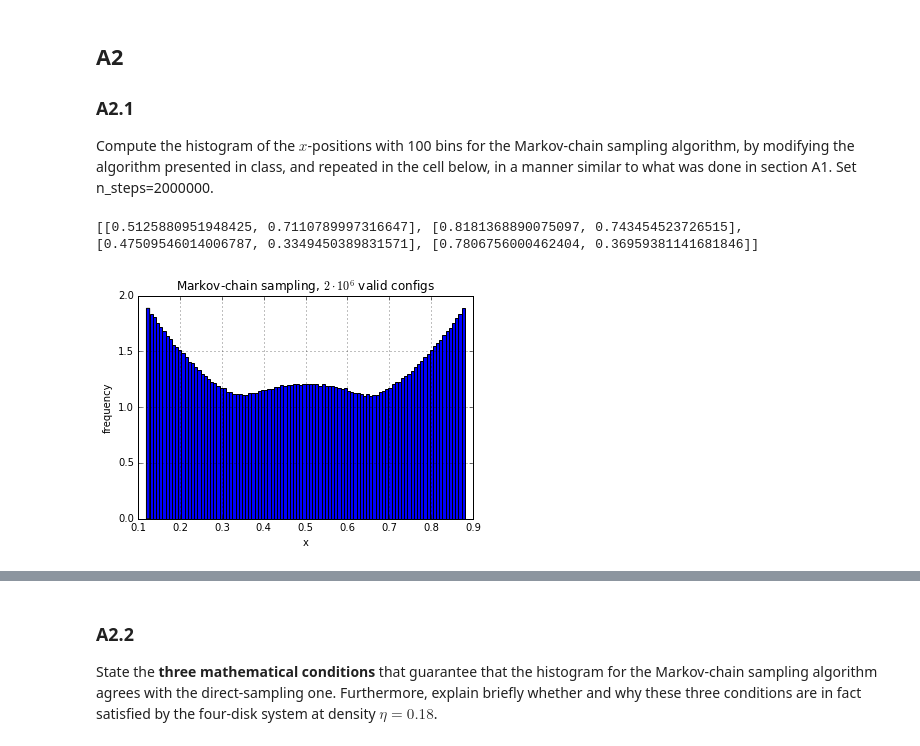
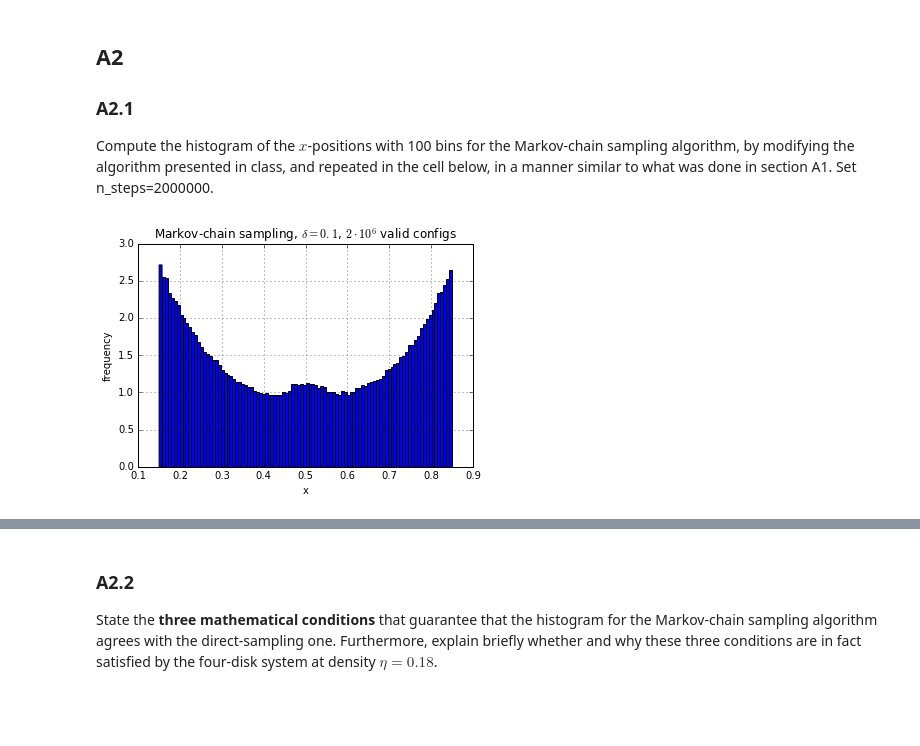
Before and after one commit to MirekJ/mirekJ_7110_v2, a Jupyter notebook: Homework/HW2.ipynb, the cells around one changed output, grey strips where cells are left out. Drawn from its saved outputs; the diff is of its cells as text; code cells hidden in the pictures; blank space fills up the shorter version.

```diff
--- a/Homework/HW2.ipynb
+++ b/Homework/HW2.ipynb
@@ -65,25 +65,22 @@ sigma = 0.15
 sigma_sq = sigma ** 2
 delta = 0.1
 n_steps = 2000000
-histo_data = []
+histo_data_01 = []
 for steps in range(n_steps):
+    for k in range(4): histo_data_01.append(L[k][0])
     a = random.choice(L)
     b = [a[0] + random.uniform(-delta, delta), a[1] + random.uniform(-delta, delta)]
     min_dist = min((b[0] - c[0]) ** 2 + (b[1] - c[1]) ** 2 for c in L if c != a)
     box_cond = min(b[0], b[1]) < sigma or max(b[0], b[1]) > 1.0 - sigma
     if not (box_cond or min_dist < 4.0 * sigma ** 2):
         a[:] = b
-        histo_data.append(b[0])
-print L
-# %% [output]
-[[0.5125880951948425, 0.7110789997316647], [0.8181368890075097, 0.743454523726515], [0.47509546014006787, 0.3349450389831571], [0.7806756000462404, 0.36959381141681846]]
 # %%
-pylab.hist(histo_data, bins=100, normed=True)
+pylab.hist(histo_data_01, bins=100, normed=True)
 pylab.xlabel('x')
 pylab.ylabel('frequency')
-pylab.title(r'Markov-chain sampling, $2 \cdot 10^6$ valid configs')
+pylab.title(r'Markov-chain sampling, $\delta = 0.1$, $2 \cdot 10^6$ valid configs')
 pylab.grid()
-pylab.savefig('direct_disks_histo.png')
+pylab.savefig('markov_chain_histo_d_01.png')
 pylab.show()
 # %% [output]
-[figure, old version]
+[figure, new version]
```
Also changed, not shown: parts of 21 cells of this notebook.
